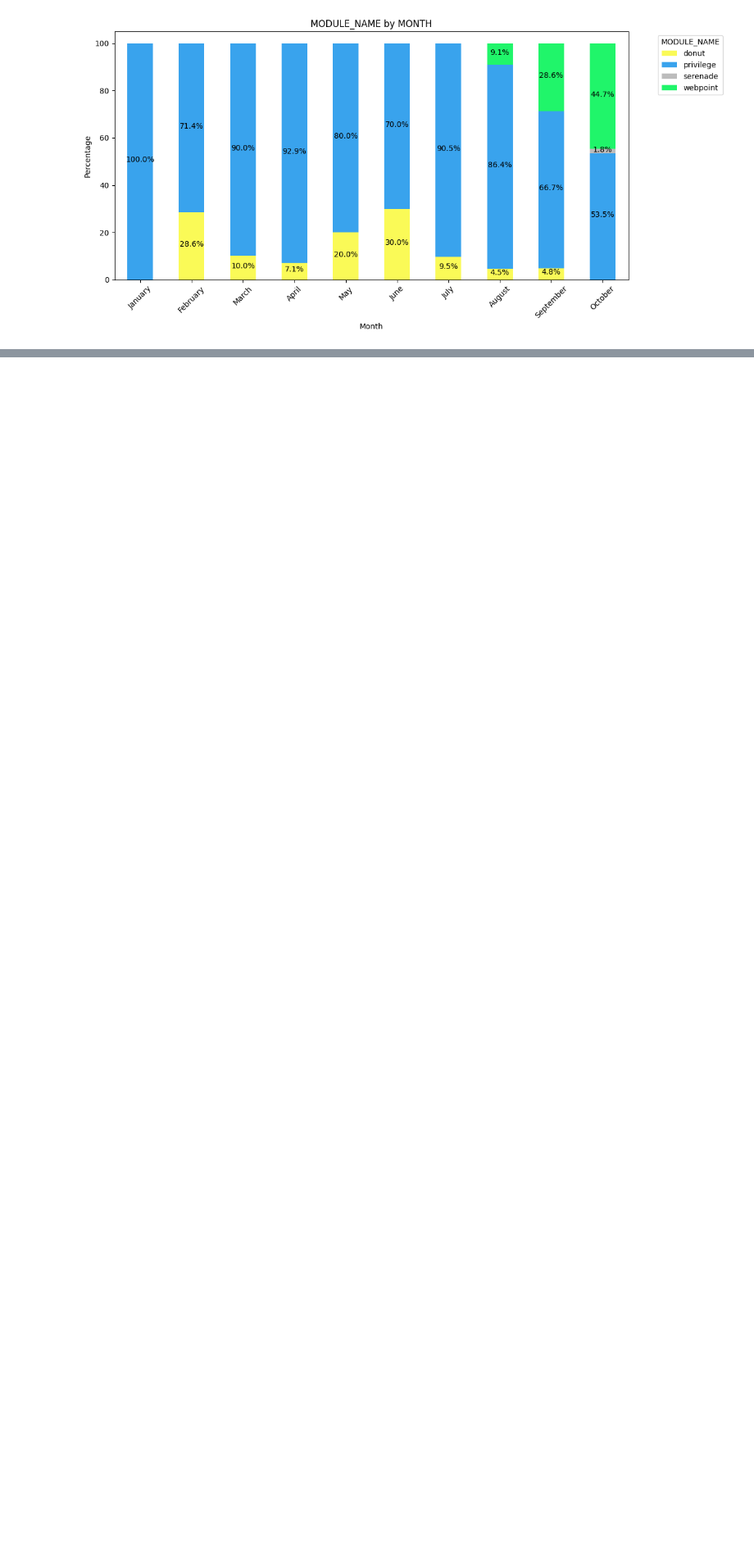
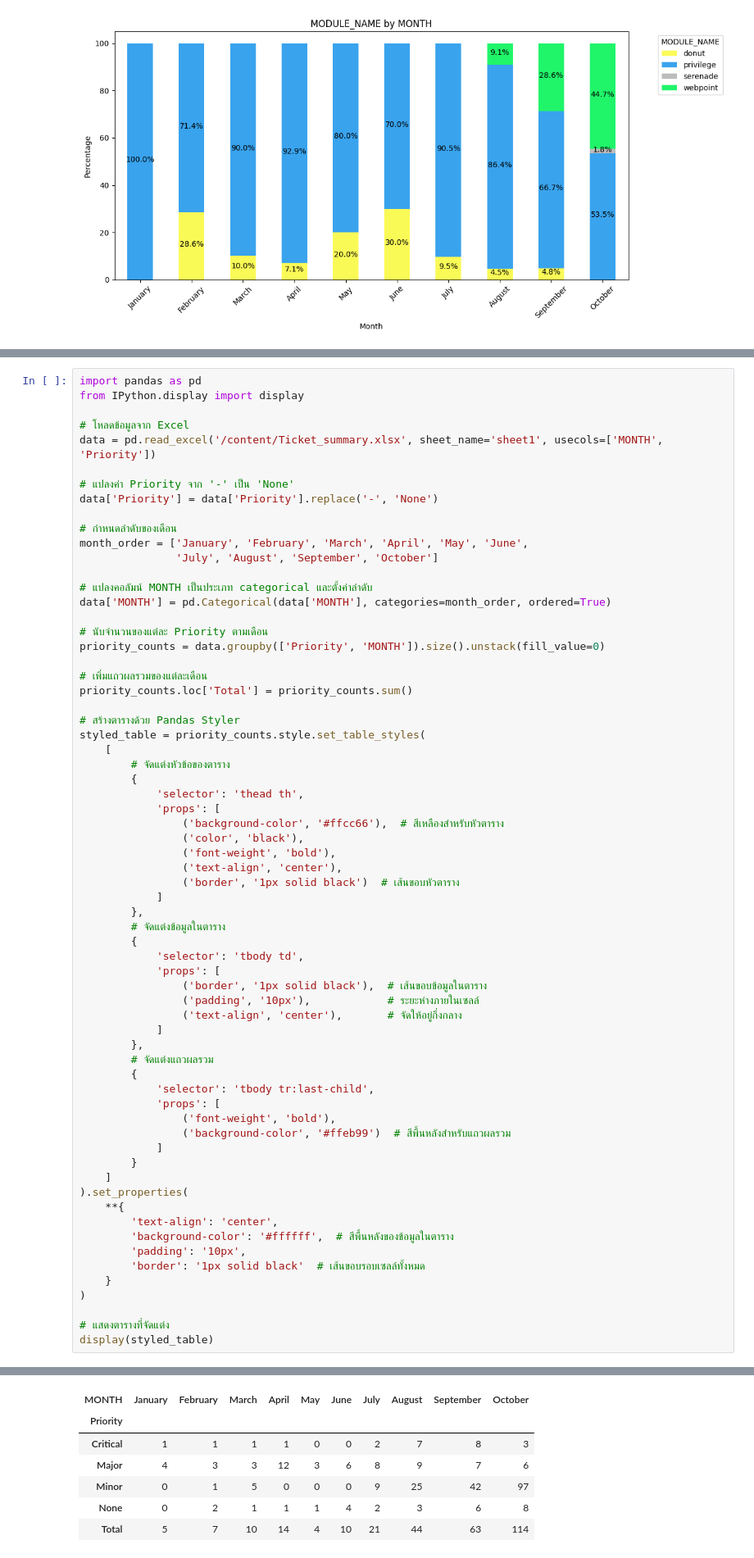
Before and after one commit to WatcharachaiSk/colab, a Jupyter notebook: Summary_Ticket_v1.ipynb, the cells around one changed output, grey strips where cells are left out. Shown at 82% size. Saved outputs shown, nothing was run; the diff lists cells and outputs as text; blank space fills up the shorter version.

```diff
--- a/Summary_Ticket_v1.ipynb
+++ b/Summary_Ticket_v1.ipynb
@@ -312,0 +313,67 @@ plt.show()
+# %%
+import pandas as pd
+from IPython.display import display
+
+# โหลดข้อมูลจาก Excel
+data = pd.read_excel('/content/Ticket_summary.xlsx', sheet_name='sheet1', usecols=['MONTH', 'Priority'])
+
+# แปลงค่า Priority จาก '-' เป็น 'None'
+data['Priority'] = data['Priority'].replace('-', 'None')
+
+# กำหนดลำดับของเดือน
+month_order = ['January', 'February', 'March', 'April', 'May', 'June',
+               'July', 'August', 'September', 'October']
+
+# แปลงคอลัมน์ MONTH เป็นประเภท categorical และตั้งค่าลำดับ
+data['MONTH'] = pd.Categorical(data['MONTH'], categories=month_order, ordered=True)
+
+# นับจำนวนของแต่ละ Priority ตามเดือน
+priority_counts = data.groupby(['Priority', 'MONTH']).size().unstack(fill_value=0)
+
+# เพิ่มแถวผลรวมของแต่ละเดือน
+priority_counts.loc['Total'] = priority_counts.sum()
+
+# สร้างตารางด้วย Pandas Styler
+styled_table = priority_counts.style.set_table_styles(
+    [
+        # จัดแต่งหัวข้อของตาราง
+        {
+            'selector': 'thead th',
+            'props': [
+                ('background-color', '#ffcc66'),  # สีเหลืองสำหรับหัวตาราง
+                ('color', 'black'),
+                ('font-weight', 'bold'),
+                ('text-align', 'center'),
+                ('border', '1px solid black')  # เส้นขอบหัวตาราง
+            ]
+        },
+        # จัดแต่งข้อมูลในตาราง
+        {
+            'selector': 'tbody td',
+            'props': [
+                ('border', '1px solid black'),  # เส้นขอบข้อมูลในตาราง
+                ('padding', '10px'),            # ระยะห่างภายในเซลล์
+                ('text-align', 'center'),       # จัดให้อยู่กึ่งกลาง
+            ]
+        },
+        # จัดแต่งแถวผลรวม
+        {
+            'selector': 'tbody tr:last-child',
+            'props': [
+                ('font-weight', 'bold'),
+                ('background-color', '#ffeb99')  # สีพื้นหลังสำหรับแถวผลรวม
+            ]
+        }
+    ]
+).set_properties(
+    **{
+        'text-align': 'center',
+        'background-color': '#ffffff',  # สีพื้นหลังของข้อมูลในตาราง
+        'padding': '10px',
+        'border': '1px solid black'  # เส้นขอบรอบเซลล์ทั้งหมด
+    }
+)
+
+# แสดงตารางที่จัดแต่ง
+display(styled_table)
+# %% [output]
@@ -312,0 +381,7 @@ plt.show()
+| MONTH | January | February | March | April | May | June | July | August | September | October |
+| Priority |  |  |  |  |  |  |  |  |  |  |
+| Critical | 1 | 1 | 1 | 1 | 0 | 0 | 2 | 7 | 8 | 3 |
+| Major | 4 | 3 | 3 | 12 | 3 | 6 | 8 | 9 | 7 | 6 |
+| Minor | 0 | 1 | 5 | 0 | 0 | 0 | 9 | 25 | 42 | 97 |
+| None | 0 | 2 | 1 | 1 | 1 | 4 | 2 | 3 | 6 | 8 |
+| Total | 5 | 7 | 10 | 14 | 4 | 10 | 21 | 44 | 63 | 114 |
```
Also changed, not shown: parts of 4 cells of this notebook.
